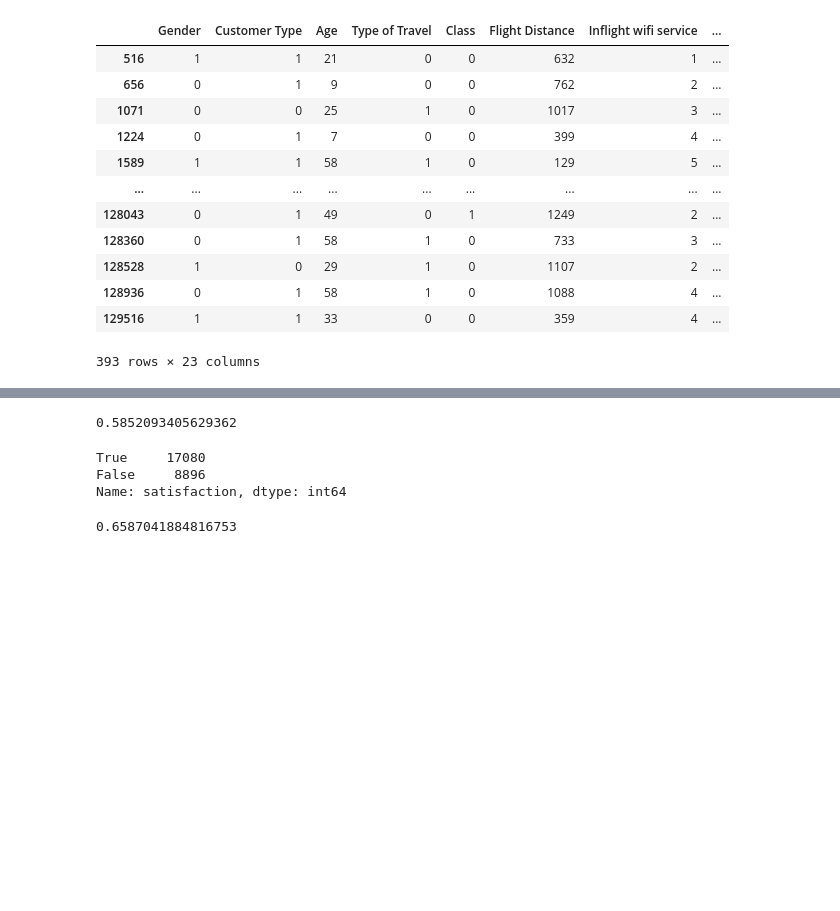
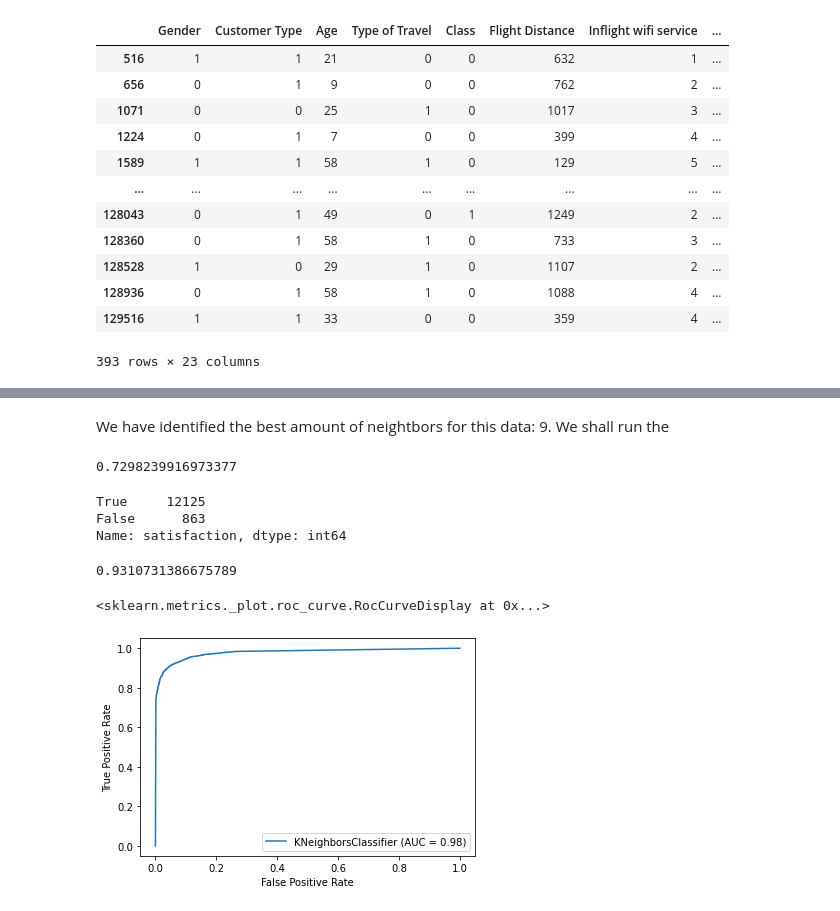
Before and after one commit to appeldaniel1998/Intro-to-Data-Sciences-Final-Project, a Jupyter notebook: Airline Satisfaction - Classification.ipynb, the cells around one changed output, grey strips where cells are left out. Cells and saved outputs as stored; diff of their text form; code cells hidden in the pictures; blank space fills up the shorter version.

```diff
--- a/Airline Satisfaction - Classification.ipynb
+++ b/Airline Satisfaction - Classification.ipynb
@@ -280,0 +242,6 @@ memory usage: 4.6 MB
+# %%
+z = x.values #returns a numpy array
+min_max_scaler = MinMaxScaler()
+z_scaled = min_max_scaler.fit_transform(z)
+x = pd.DataFrame(z_scaled)
+x
@@ -280,0 +265,2 @@ memory usage: 4.6 MB
+# %%
+X_train, X_test, y_train, y_test = train_test_split(x, y, test_size = 0.1, random_state = 0)
@@ -280,0 +270,6 @@ memory usage: 4.6 MB
+# %%
+dummyModel = DummyClassifier(strategy="most_frequent")
+dummyModel.fit(X_train, y_train)
+predictionsDummy = dummyModel.predict(X_test)
+
+metrics.accuracy_score(y_test, predictionsDummy)
@@ -281,32 +311,29 @@ memory usage: 4.6 MB
+# %% [markdown]
+We have identified the best amount of neightbors for this data: 9. We shall run the
 # %%
-from sklearn.metrics import mean_squared_error
-from sklearn.metrics import r2_score
-from sklearn.neighbors import KNeighborsClassifier
-
-model = KNeighborsClassifier(n_neighbors = 100, weights='distance')
-toTrainBy = mainTraindf.drop(['satisfaction'], axis = 1)
-model.fit(toTrainBy, mainTraindf['satisfaction'])
-
-toTestBy = mainTestdf.drop(['satisfaction'], axis = 1)
-predictions = model.predict(toTestBy)
-
-
-final_mse = mean_squared_error(mainTestdf['satisfaction'], predictions)
+model = KNeighborsClassifier(n_neighbors = 9, weights='distance')
+model.fit(X_train, y_train)
+predictions = model.predict(X_test)
+final_mse = mean_squared_error(y_test, predictions)
 final_rmse = np.sqrt(final_mse)
 final_rmse
-#r2_score(mainTestdf['satisfaction'], predictions)
+r2_score(y_test, predictions)
 # %% [output]
-0.5852093405629362
+0.7298239916973377
 # %%
-acc = mainTestdf['satisfaction'] == predictions
+acc = y_test == predictions
 acc.value_counts()
 # %% [output]
-True     17080
-False     8896
+True     12125
+False      863
 Name: satisfaction, dtype: int64
 # %%
-from sklearn.model_selection import cross_val_score
-scores = cross_val_score(model, toTrainBy, mainTraindf['satisfaction'], cv=8, scoring='accuracy').mean()
+scores = cross_val_score(model, X_train, y_train, cv=8, scoring='accuracy').mean()
 scores
 # %% [output]
-0.6587041884816753
+0.9310731386675789
+# %%
+metrics.plot_roc_curve(model, X_test, y_test)
+# %% [output]
+<sklearn.metrics._plot.roc_curve.RocCurveDisplay at 0x...>
+[figure, added]
```
Also changed, not shown: parts of 45 cells of this notebook, 1 other file.
